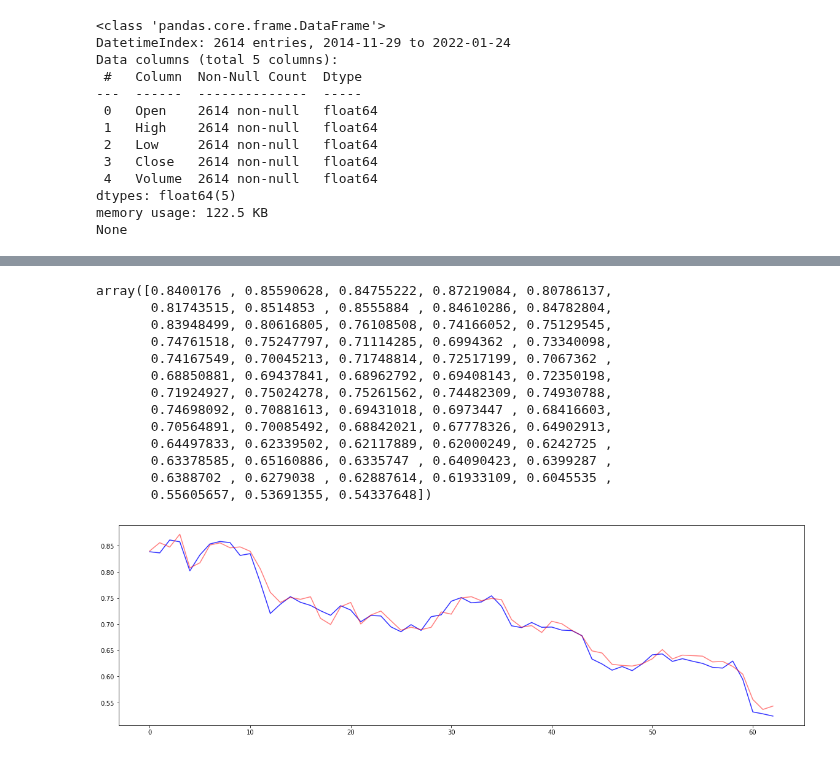
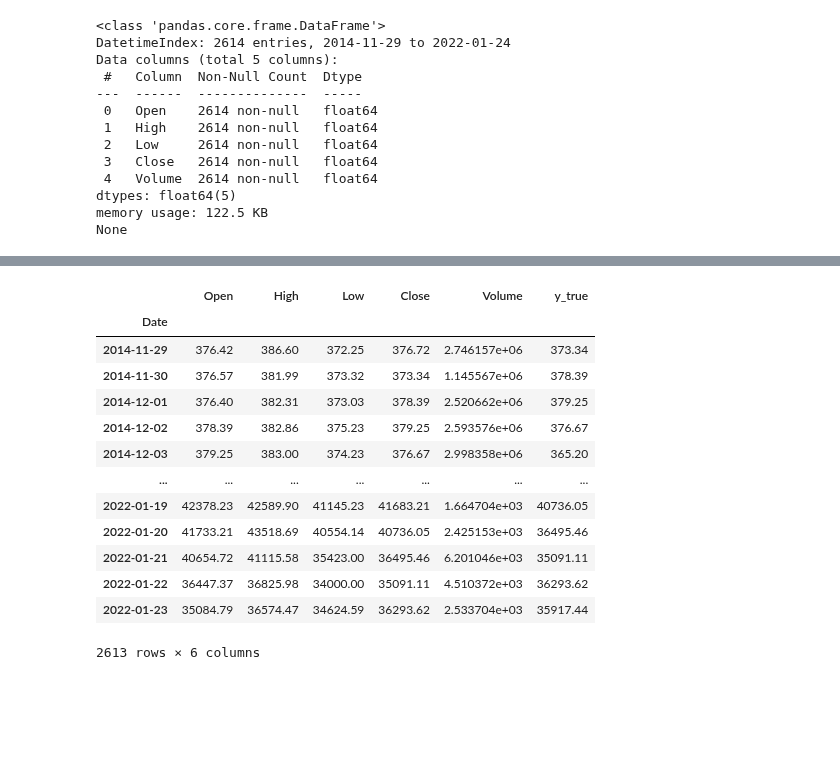
Before and after one commit to happysms/RuleBase-VS-TimeSeries-Algorithm, a Jupyter notebook: LinearRegression/linear_regression.ipynb, the cells around one changed output, grey strips where cells are left out. Drawn from its saved outputs; the diff is of its cells as text; code cells hidden in the pictures; blank space fills up the shorter version.

```diff
--- a/LinearRegression/linear_regression.ipynb
+++ b/LinearRegression/linear_regression.ipynb
@@ -357,23 +34,0 @@ X_test
-# %%
-LR.predict(X_test)
-# %% [output]
-array([0.8400176 , 0.85590628, 0.84755222, 0.87219084, 0.80786137,
-       0.81743515, 0.8514853 , 0.8555884 , 0.84610286, 0.84782804,
-       0.83948499, 0.80616805, 0.76108508, 0.74166052, 0.75129545,
-       0.74761518, 0.75247797, 0.71114285, 0.6994362 , 0.73340098,
-       0.74167549, 0.70045213, 0.71748814, 0.72517199, 0.7067362 ,
-       0.68850881, 0.69437841, 0.68962792, 0.69408143, 0.72350198,
-       0.71924927, 0.75024278, 0.75261562, 0.74482309, 0.74930788,
-       0.74698092, 0.70881613, 0.69431018, 0.6973447 , 0.68416603,
-       0.70564891, 0.70085492, 0.68842021, 0.67778326, 0.64902913,
-       0.64497833, 0.62339502, 0.62117889, 0.62000249, 0.6242725 ,
-       0.63378585, 0.65160886, 0.6335747 , 0.64090423, 0.6399287 ,
-       0.6388702 , 0.6279038 , 0.62887614, 0.61933109, 0.6045535 ,
-       0.55605657, 0.53691355, 0.54337648])
-# %%
-plt.figure(figsize=(20, 6))
-plt.plot(pd.Series(y_test), alpha=0.8, color='b') # blue
-plt.plot(pd.Series(LR.predict(X_test)), alpha=0.5, color='r') # green
-plt.show()
-# %% [output]
-[figure, removed]
@@ -379,0 +49,20 @@ plt.show()
+# %%
+predict_df = df
+predict_df['y_true'] = predict_df['Close'].shift(-1) # 위 함수와 같은 동작수행
+predict_df = predict_df[:-1]
+predict_df
+# %% [output]
+|  | Open | High | Low | Close | Volume | y_true |
+| Date |  |  |  |  |  |  |
+| 2014-11-29 | 376.42 | 386.60 | 372.25 | 376.72 | 2.746157e+06 | 373.34 |
+| 2014-11-30 | 376.57 | 381.99 | 373.32 | 373.34 | 1.145567e+06 | 378.39 |
+| 2014-12-01 | 376.40 | 382.31 | 373.03 | 378.39 | 2.520662e+06 | 379.25 |
+| 2014-12-02 | 378.39 | 382.86 | 375.23 | 379.25 | 2.593576e+06 | 376.67 |
+| 2014-12-03 | 379.25 | 383.00 | 374.23 | 376.67 | 2.998358e+06 | 365.20 |
+| ... | ... | ... | ... | ... | ... | ... |
+| 2022-01-19 | 42378.23 | 42589.90 | 41145.23 | 41683.21 | 1.664704e+03 | 40736.05 |
+| 2022-01-20 | 41733.21 | 43518.69 | 40554.14 | 40736.05 | 2.425153e+03 | 36495.46 |
+| 2022-01-21 | 40654.72 | 41115.58 | 35423.00 | 36495.46 | 6.201046e+03 | 35091.11 |
+| 2022-01-22 | 36447.37 | 36825.98 | 34000.00 | 35091.11 | 4.510372e+03 | 36293.62 |
+| 2022-01-23 | 35084.79 | 36574.47 | 34624.59 | 36293.62 | 2.533704e+03 | 35917.44 |
+2613 rows × 6 columns
```
Also changed, not shown: parts of 43 cells of this notebook.
